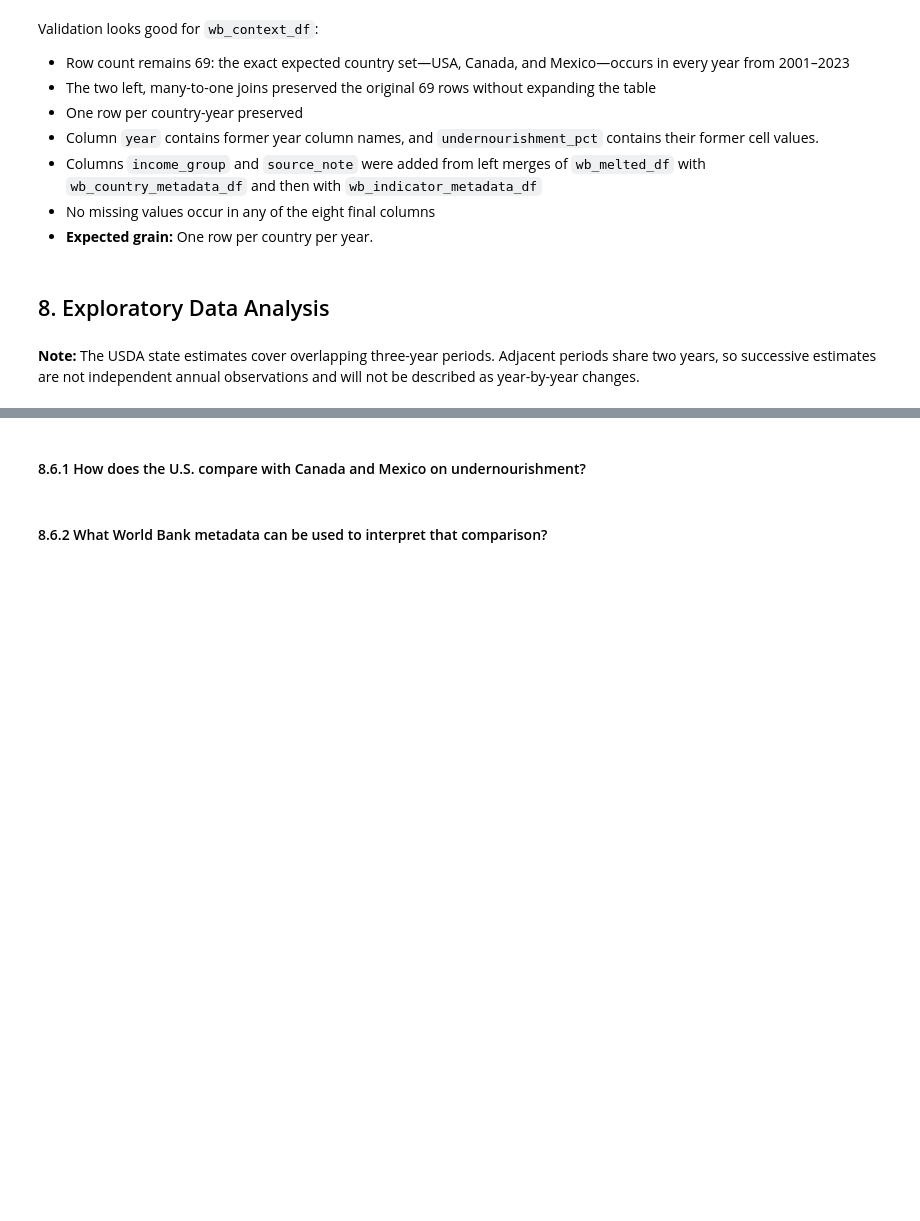
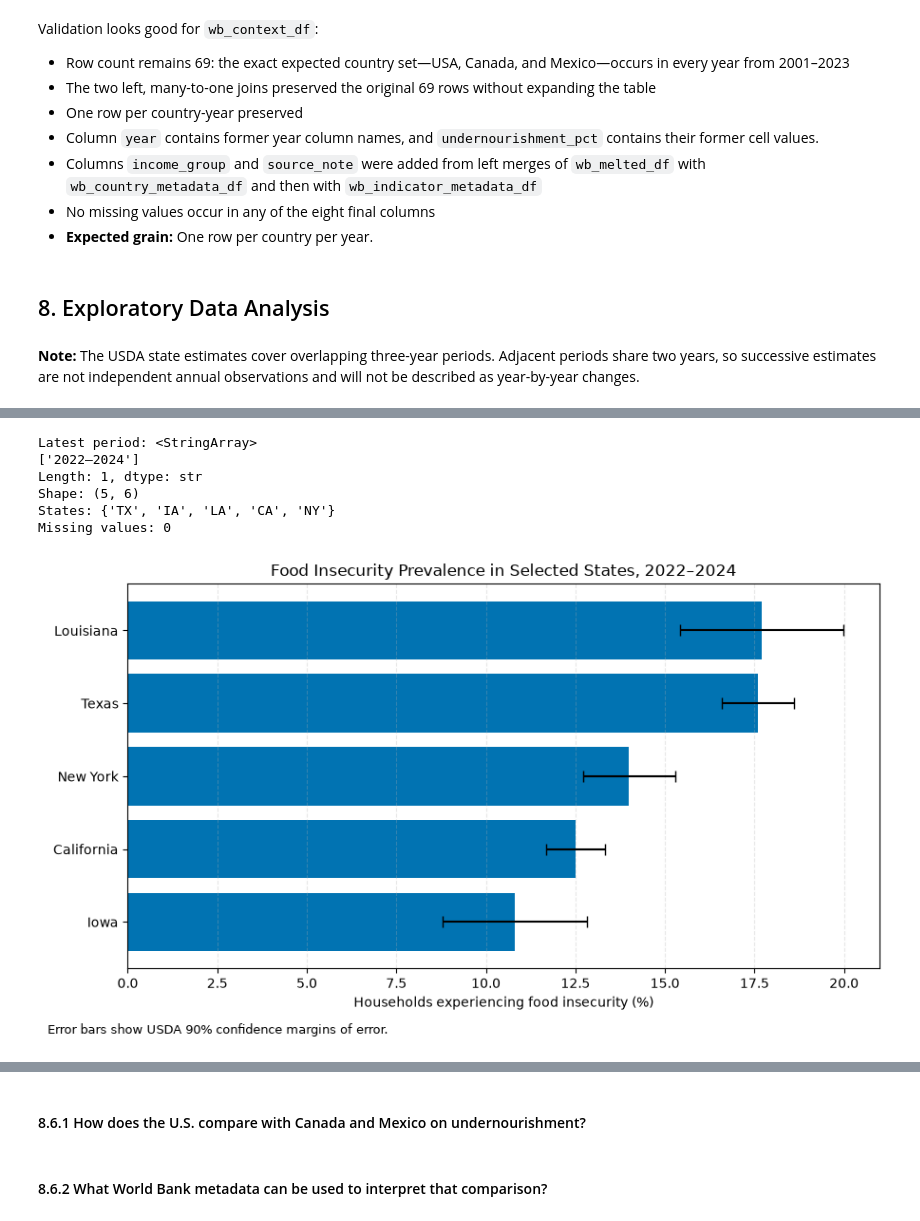
Before and after one commit to MichaelBujard/notebook-portfolio-project-0, a Jupyter notebook: notebooks/food_insecurity_analysis.ipynb, the cells around one changed output, grey strips where cells are left out. Cells and saved outputs as stored; diff of their text form; code cells hidden in the pictures; blank space fills up the shorter version.

Commit message:
Add EDA code and markddown summary for section 8.1: State-to-State Comparison

```diff
--- a/notebooks/food_insecurity_analysis.ipynb
+++ b/notebooks/food_insecurity_analysis.ipynb
@@ -1617,0 +1655,76 @@ Validation looks good for `wb_context_df`:
+# %%
+expected_states = {
+    'CA',
+    'IA',
+    'LA',
+    'NY',
+    'TX'
+}
+
+print('Latest period:', latest_state_comparison_df['year'].unique())
+print('Shape:', latest_state_comparison_df.shape)
+print('States:', set(latest_state_comparison_df['geography']))
+print('Missing values:', latest_state_comparison_df.isna().sum().sum())
+
+assert latest_state_comparison_df.shape[0] == 5
+assert latest_state_comparison_df['year'].nunique() == 1
+assert set(latest_state_comparison_df['geography']) == expected_states
+assert not latest_state_comparison_df.isna().any().any()
+# %% [output]
+Latest period: <StringArray>
+['2022–2024']
+Length: 1, dtype: str
+Shape: (5, 6)
+States: {'TX', 'IA', 'LA', 'CA', 'NY'}
+Missing values: 0
+# %%
+state_name_map = {
+    'LA': 'Louisiana',
+    'TX': 'Texas',
+    'NY': 'New York',
+    'CA': 'California',
+    'IA': 'Iowa'
+}
+
+latest_state_plot_df = latest_state_comparison_df.copy()
+
+latest_state_plot_df['state_name'] = (
+    latest_state_plot_df['geography']
+    .map(state_name_map)
+)
+
+fig, ax = plt.subplots(figsize=(9, 5))
+
+ax.barh(
+    y=latest_state_plot_df['state_name'],
+    width=latest_state_plot_df['food_insecurity_prevalence'],
+    xerr=latest_state_plot_df['food_insecurity_margin_of_error'],
+    capsize=4,
+    color=sns.color_palette('colorblind')[0]
+)
+
+ax.invert_yaxis()
+
+ax.set(
+    title='Food Insecurity Prevalence in Selected States, 2022–2024',
+    xlabel='Households experiencing food insecurity (%)',
+    ylabel=''
+)
+
+ax.grid(
+    axis='x',
+    linestyle='--',
+    alpha=0.3
+)
+
+fig.text(
+    0.01,
+    -0.02,
+    'Error bars show USDA 90% confidence margins of error.',
+    fontsize=9
+)
+
+plt.tight_layout()
+plt.show()
+# %% [output]
+[figure, added]
```
Also changed, not shown: parts of 8 cells of this notebook.
